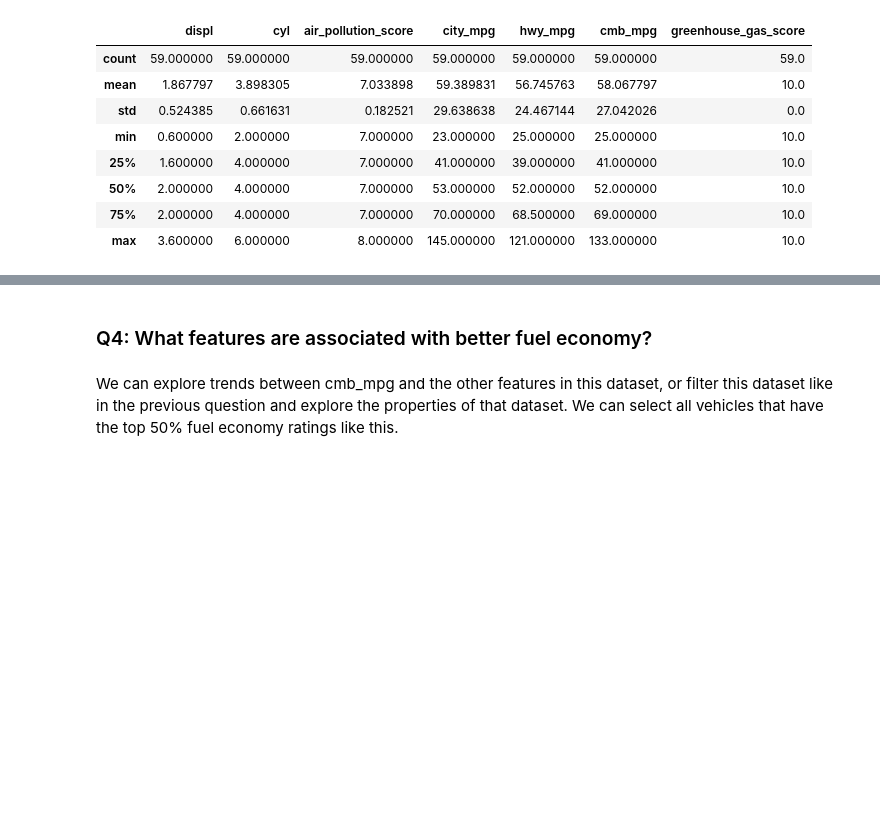
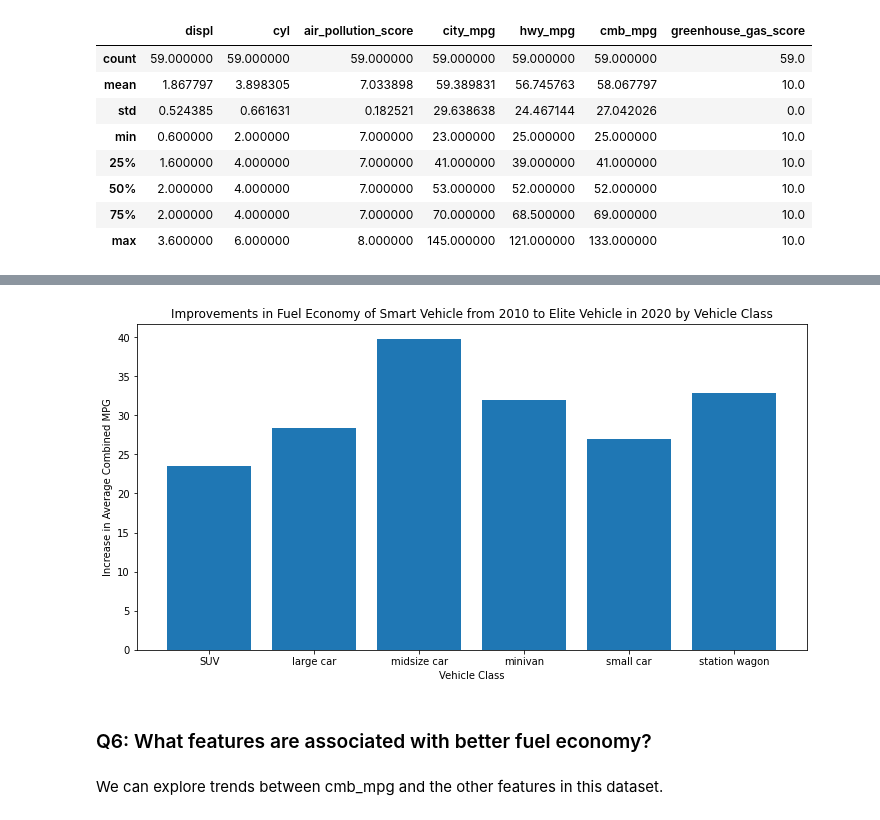
Before and after one commit to 0xNILADRI/fuel-economy-vehicle, a Jupyter notebook: 3.Drawing_Conclusions.ipynb, the cells around one changed output, grey strips where cells are left out. Saved outputs shown, nothing was run; the diff lists cells and outputs as text; code cells hidden in the pictures; blank space fills up the shorter version.

```diff
--- a/3.Drawing_Conclusions.ipynb
+++ b/3.Drawing_Conclusions.ipynb
@@ -221,0 +336,4 @@ smart_elite_2020.describe()
+# %%
+# average mileage - miles per gallon of different segment vehicles in 2020 - smart vehicles -- elite
+elite_veh_2020 = smart_elite_2020.groupby('veh_class').cmb_mpg.mean()
+elite_veh_2020
@@ -221,0 +375,4 @@ smart_elite_2020.describe()
+# %%
+# mileage increased for each vehicle class --- elite vehicle 2020 minus smart vehicle 2010
+increased_smeli = elite_veh_2020 - smart_veh_2010
+increased_smeli
@@ -222,4 +400,14 @@ smart_elite_2020.describe()
+# %%
+# plot the classes that exist in both years
+increased_smeli.dropna(inplace=True)
+plt.subplots(figsize=(12, 6))
+plt.bar(increased_smeli.index, increased_smeli)
+plt.title('Improvements in Fuel Economy of Smart Vehicle from 2010 to Elite Vehicle in 2020 by Vehicle Class')
+plt.xlabel('Vehicle Class')
+plt.ylabel('Increase in Average Combined MPG');
+# %% [output]
+[figure, added]
 # %% [markdown]
-### Q4: What features are associated with better fuel economy?
+### Q6: What features are associated with better fuel economy?
 # %% [markdown]
-We can explore trends between cmb_mpg and the other features in this dataset, or filter this dataset like in the previous question and explore the properties of that dataset. We can select all vehicles that have the top 50% fuel economy ratings like this.
+We can explore trends between cmb_mpg and the other features in this dataset.
```
Also changed, not shown: parts of 28 cells of this notebook.
